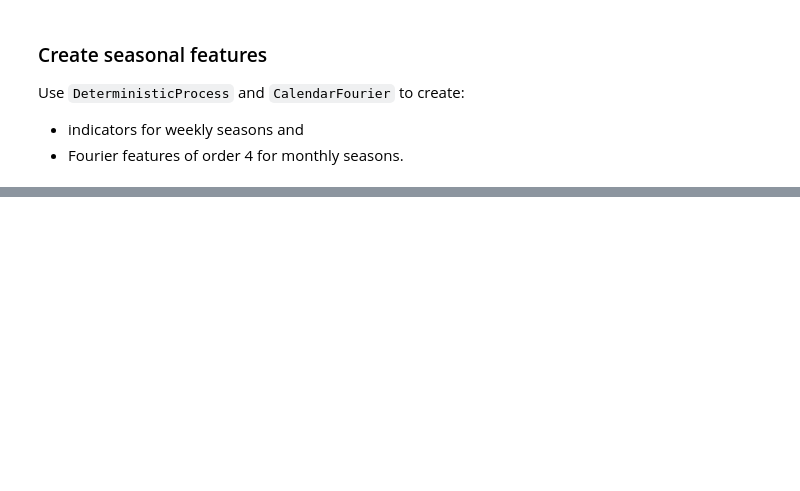
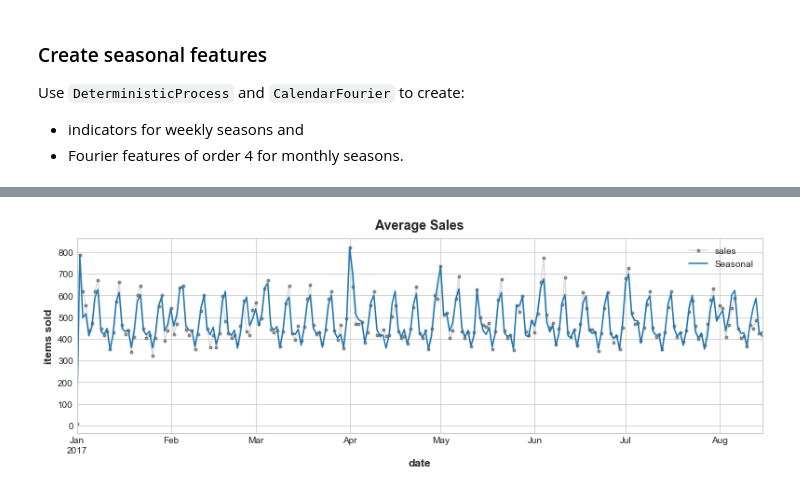
Before and after one commit to AndyLeeProjects/Store_Sales_Forecasting, a Jupyter notebook: Time_Series/seasonality_exercise.ipynb, the cells around one changed output, grey strips where cells are left out. Drawn from its saved outputs; the diff is of its cells as text; code cells hidden in the pictures; blank space fills up the shorter version.

```diff
--- a/Time_Series/seasonality_exercise.ipynb
+++ b/Time_Series/seasonality_exercise.ipynb
@@ -184,0 +206,20 @@ ax.legend();
+# %%
+# Pandas solution
+X_holidays = pd.get_dummies(holidays)
+
+# Join to training data
+X2 = X.join(X_holidays, on='date').fillna(0.0)
+# %%
+model = LinearRegression().fit(X2, y)
+y_pred = pd.Series(
+    model.predict(X2),
+    index=X2.index,
+    name='Fitted',
+)
+
+y_pred = pd.Series(model.predict(X2), index=X2.index)
+ax = y.plot(**plot_params, alpha=0.5, title="Average Sales", ylabel="items sold")
+ax = y_pred.plot(ax=ax, label="Seasonal")
+ax.legend();
+# %% [output]
+[figure, added]
```
Also changed, not shown: parts of 8 cells of this notebook, 1 other file.
